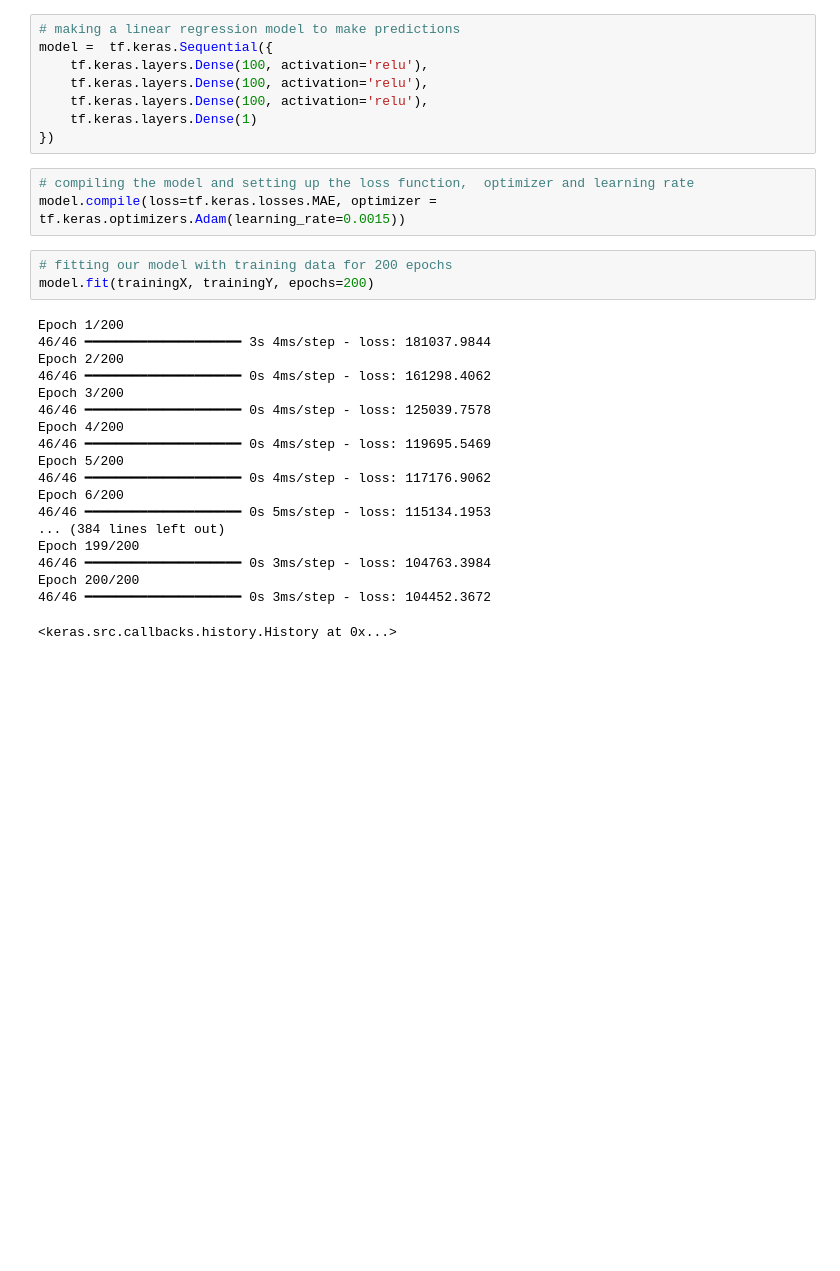
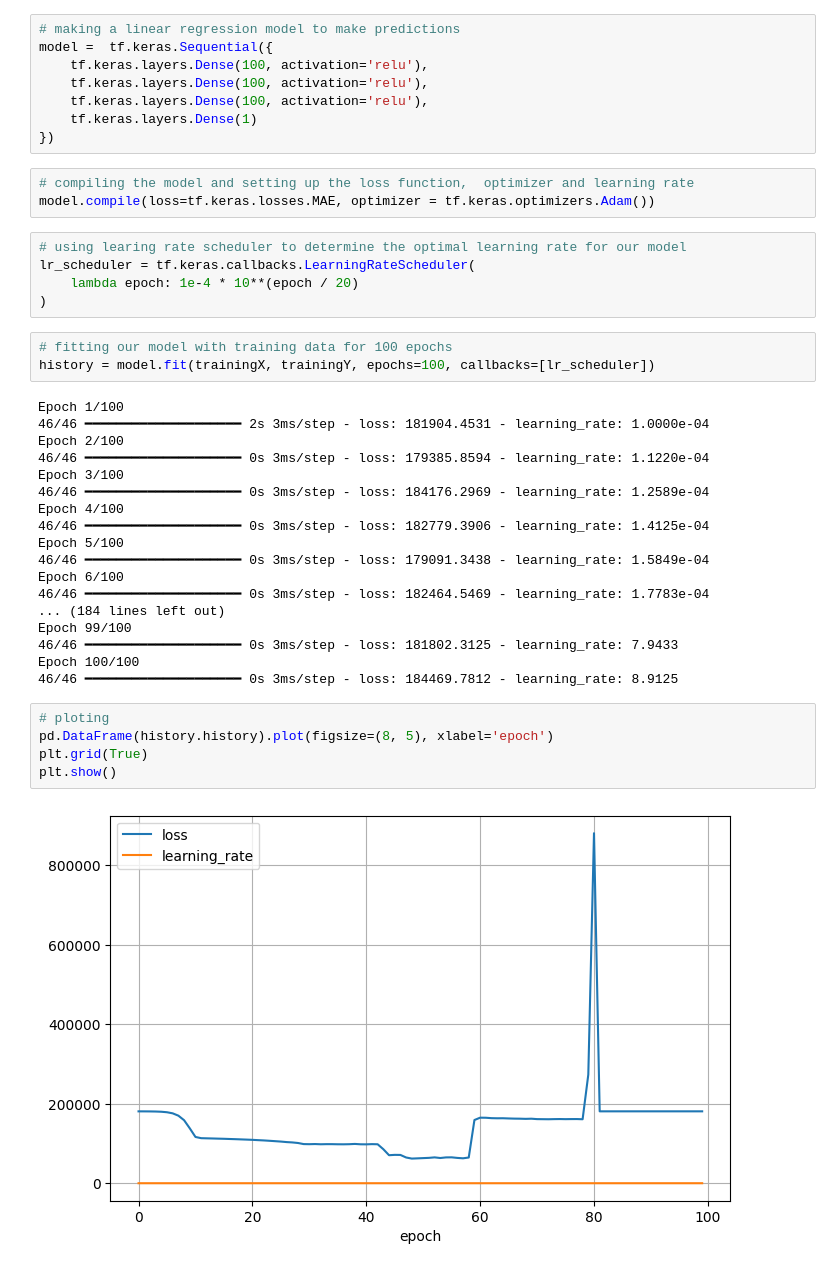
Before and after one commit to atharv-d21/regression_house_price, a Jupyter notebook: github_regression_predict_house_price.ipynb, the cells around one changed output. Cells and saved outputs as stored; diff of their text form; blank space fills up the shorter version.

```diff
--- a/github_regression_predict_house_price.ipynb
+++ b/github_regression_predict_house_price.ipynb
@@ -92,26 +92,37 @@ model =  tf.keras.Sequential({
 })
 # %%
 # compiling the model and setting up the loss function,  optimizer and learning rate
-model.compile(loss=tf.keras.losses.MAE, optimizer = tf.keras.optimizers.Adam(learning_rate=0.0015))
+model.compile(loss=tf.keras.losses.MAE, optimizer = tf.keras.optimizers.Adam())
+# %%
+# using learing rate scheduler to determine the optimal learning rate for our model
+lr_scheduler = tf.keras.callbacks.LearningRateScheduler(
+    lambda epoch: 1e-4 * 10**(epoch / 20)
+)
 # %%
-# fitting our model with training data for 200 epochs
-model.fit(trainingX, trainingY, epochs=200)
+# fitting our model with training data for 100 epochs
+history = model.fit(trainingX, trainingY, epochs=100, callbacks=[lr_scheduler])
 # %% [output]
-Epoch 1/200
-46/46 ━━━━━━━━━━━━━━━━━━━━ 3s 4ms/step - loss: 181037.9844
-Epoch 2/200
-46/46 ━━━━━━━━━━━━━━━━━━━━ 0s 4ms/step - loss: 161298.4062
-Epoch 3/200
-46/46 ━━━━━━━━━━━━━━━━━━━━ 0s 4ms/step - loss: 125039.7578
-Epoch 4/200
-46/46 ━━━━━━━━━━━━━━━━━━━━ 0s 4ms/step - loss: 119695.5469
-Epoch 5/200
-46/46 ━━━━━━━━━━━━━━━━━━━━ 0s 4ms/step - loss: 117176.9062
-Epoch 6/200
-46/46 ━━━━━━━━━━━━━━━━━━━━ 0s 5ms/step - loss: 115134.1953
-... (384 lines left out)
-Epoch 199/200
-46/46 ━━━━━━━━━━━━━━━━━━━━ 0s 3ms/step - loss: 104763.3984
-Epoch 200/200
-46/46 ━━━━━━━━━━━━━━━━━━━━ 0s 3ms/step - loss: 104452.3672
+Epoch 1/100
+46/46 ━━━━━━━━━━━━━━━━━━━━ 2s 3ms/step - loss: 181904.4531 - learning_rate: 1.0000e-04
+Epoch 2/100
+46/46 ━━━━━━━━━━━━━━━━━━━━ 0s 3ms/step - loss: 179385.8594 - learning_rate: 1.1220e-04
+Epoch 3/100
+46/46 ━━━━━━━━━━━━━━━━━━━━ 0s 3ms/step - loss: 184176.2969 - learning_rate: 1.2589e-04
+Epoch 4/100
+46/46 ━━━━━━━━━━━━━━━━━━━━ 0s 3ms/step - loss: 182779.3906 - learning_rate: 1.4125e-04
+Epoch 5/100
+46/46 ━━━━━━━━━━━━━━━━━━━━ 0s 3ms/step - loss: 179091.3438 - learning_rate: 1.5849e-04
+Epoch 6/100
+46/46 ━━━━━━━━━━━━━━━━━━━━ 0s 3ms/step - loss: 182464.5469 - learning_rate: 1.7783e-04
+... (184 lines left out)
+Epoch 99/100
+46/46 ━━━━━━━━━━━━━━━━━━━━ 0s 3ms/step - loss: 181802.3125 - learning_rate: 7.9433
+Epoch 100/100
+46/46 ━━━━━━━━━━━━━━━━━━━━ 0s 3ms/step - loss: 184469.7812 - learning_rate: 8.9125
-<keras.src.callbacks.history.History at 0x...>
+# %%
+# ploting
+pd.DataFrame(history.history).plot(figsize=(8, 5), xlabel='epoch')
+plt.grid(True)
+plt.show()
+# %% [output]
+[figure, added]
```
Also changed, not shown: parts of 5 cells of this notebook.
